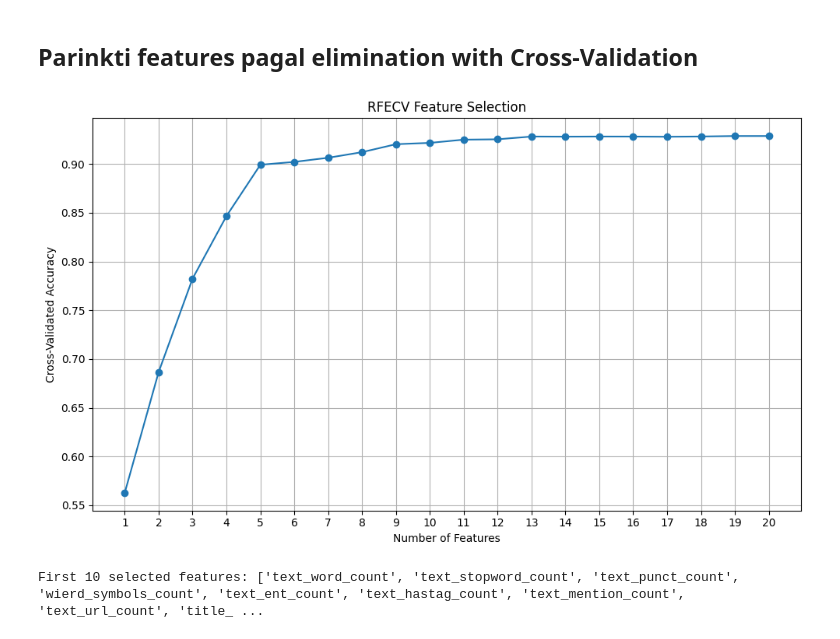
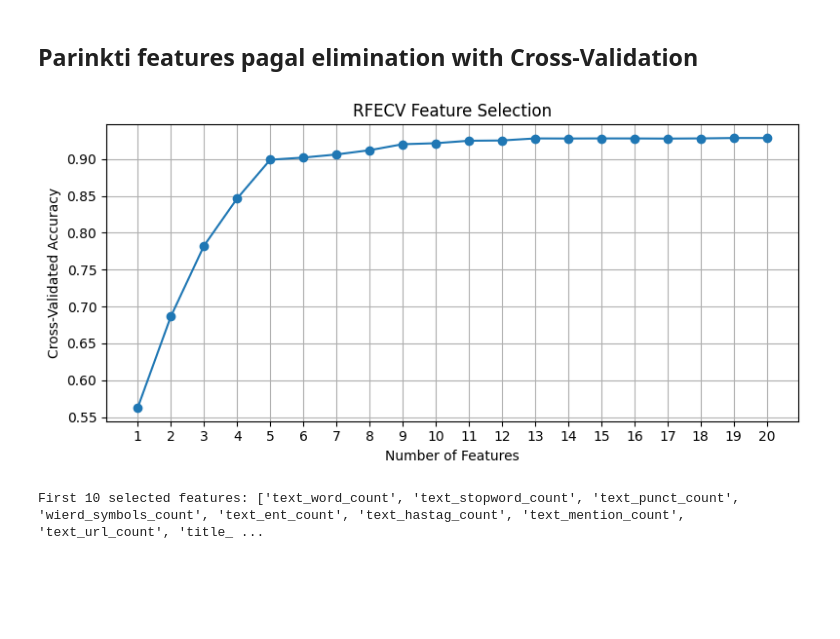
Before and after one commit to skraidantysagurkai/Fake-News, a Jupyter notebook: NLP modeliai.ipynb, the cells around one changed output. Cells and saved outputs as stored; diff of their text form; code cells hidden in the pictures; blank space fills up the shorter version.

```diff
--- a/NLP modeliai.ipynb
+++ b/NLP modeliai.ipynb
@@ -221,35 +221,35 @@ fit = feature_selector.fit(X_imp_train, y_imp_train)
 optimal_feature_count = feature_selector.n_features_
 #print(f"Optimal number of features: {optimal_feature_count}")
 
 # Get the selected features
 selected_features = X_imp_train.columns[feature_selector.support_]
 #print(f"Selected Features: {list(selected_features)}")
 
 # Plot RFECV results
-plt.figure(figsize=(10, 6))
+plt.figure(figsize=(8, 4))
 plt.plot(
     range(1, len(feature_selector.cv_results_['mean_test_score']) + 1),
     feature_selector.cv_results_['mean_test_score'],
     marker="o"
 )
 
 # Label ticks for each feature count
 plt.xticks(
     ticks=range(1, len(feature_selector.cv_results_['mean_test_score']) + 1),
     labels=range(1, len(feature_selector.cv_results_['mean_test_score']) + 1)
 )
 plt.title(f"RFECV Feature Selection")
 plt.xlabel("Number of Features")
 plt.ylabel("Cross-Validated Accuracy")
 plt.grid(True)
 plt.tight_layout()
 plt.show()
 
 # Transform the dataset to retain only selected features
 X_train_selected = X_imp_train[selected_features]
 X_test_selected = X_imp_test[selected_features]
 # %% [output]
-[figure, old version]
+[figure, new version]
 # %%
 selected_features_10 = list(selected_features[:10])
 print(f"First 10 selected features: {selected_features_10}")
```
Also changed, not shown: parts of 2 cells of this notebook.
